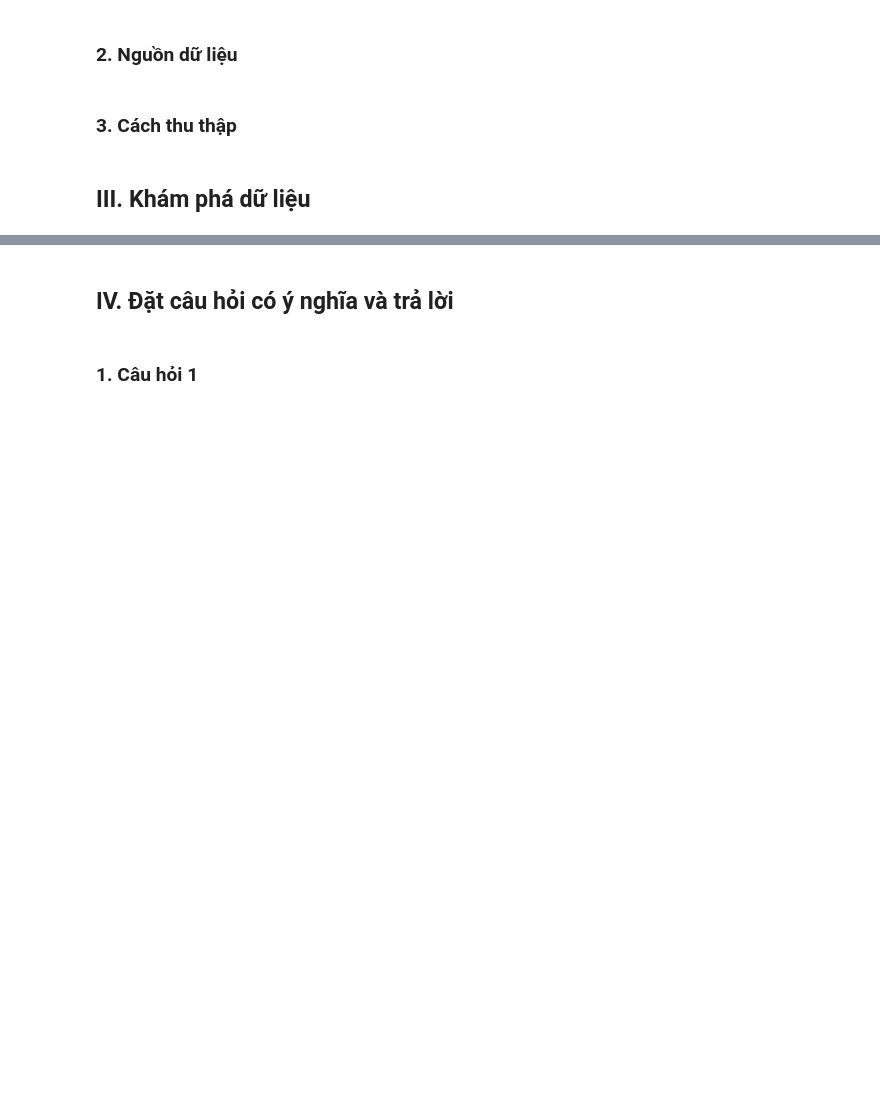
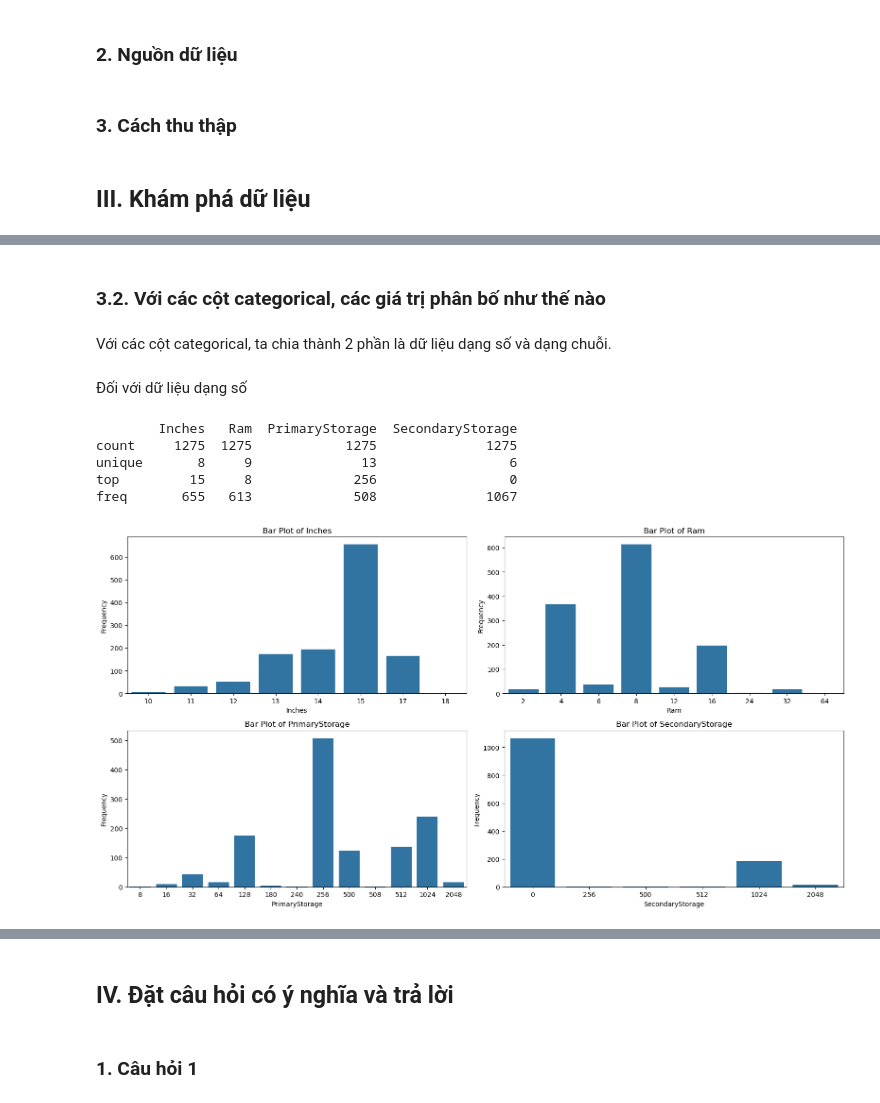
Before and after one commit to nguyennn263/final-lab-programming4DS, a Jupyter notebook: final-lab.ipynb, the cells around one changed output, grey strips where cells are left out. Cells and saved outputs as stored; diff of their text form; code cells hidden in the pictures; blank space fills up the shorter version.

```diff
--- a/final-lab.ipynb
+++ b/final-lab.ipynb
@@ -39,0 +192,4 @@
+# %%
+# Chuyển kích thước màn hình về dạng số nguyên.
+df['Inches']= df['Inches'].astype(int)
+df['Inches'].value_counts()
@@ -39,0 +464,33 @@
+# %% [markdown]
+### 3.2. Với các cột categorical, các giá trị phân bố như thế nào <a id="iii3b"></a>
+# %% [markdown]
+Với các cột categorical, ta chia thành 2 phần là dữ liệu dạng số và dạng chuỗi.
+# %% [markdown]
+Đối với dữ liệu dạng số
+# %%
+cols = ['Inches', 'Ram','PrimaryStorage', 'SecondaryStorage']
+
+df[cols] = df[cols].astype('category')
+print(df[cols].describe())
+
+plt.figure(figsize=(16, 12))
+for i, col in enumerate(cols, 1):
+    plt.subplot((len(cols) + 2) // 2, 2, i)  # Tạo lưới 3 cột
+    sns.barplot(
+        x=df[col].value_counts().index,
+        y=df[col].value_counts().values,
+    )
+    plt.title(f'Bar Plot of {col}')
+    plt.xlabel(col)
+    plt.ylabel('Frequency')
+
+# Điều chỉnh bố cục
+plt.tight_layout()
+plt.show()
+# %% [output]
+        Inches   Ram  PrimaryStorage  SecondaryStorage
+count     1275  1275            1275              1275
+unique       8     9              13                 6
+top         15     8             256                 0
+freq       655   613             508              1067
+[figure, added]
```
Also changed, not shown: parts of 177 cells of this notebook.
